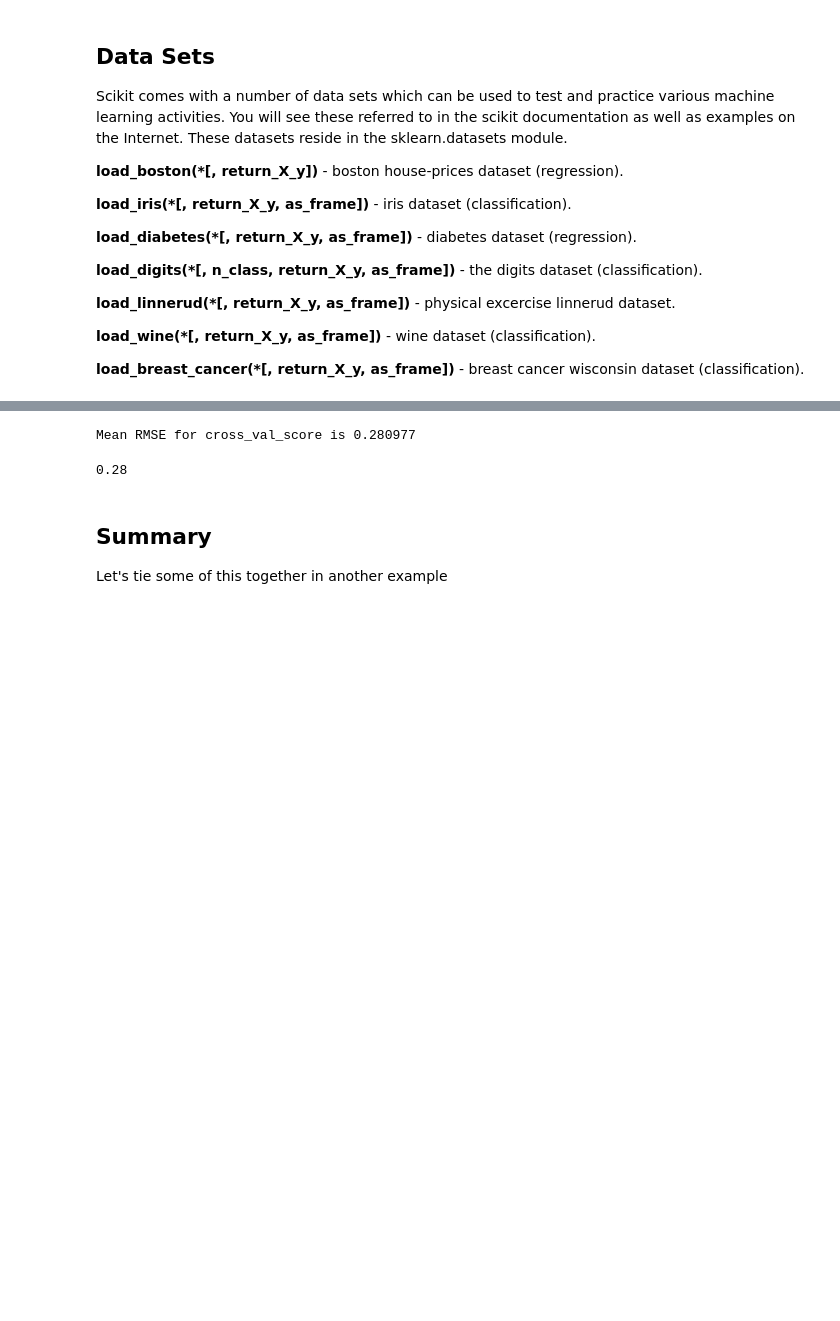
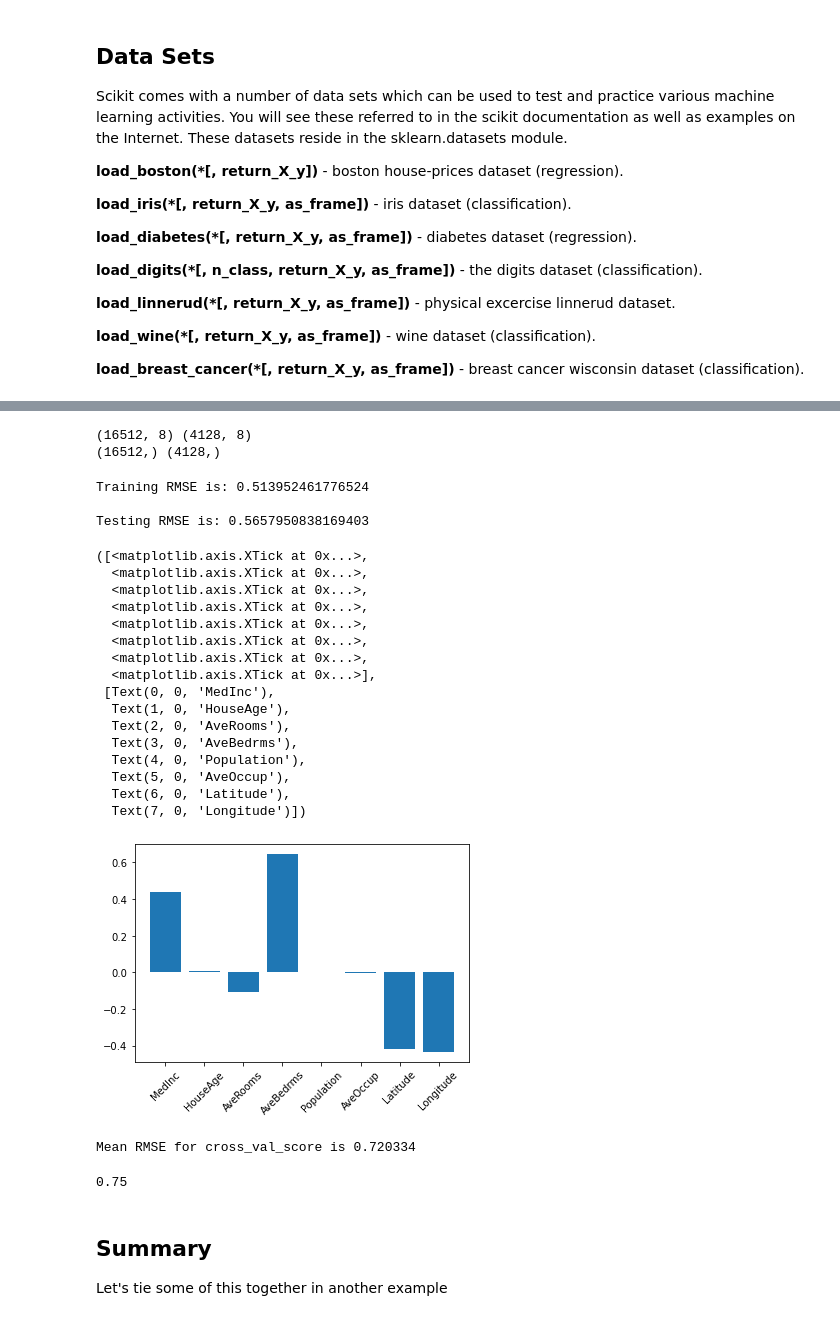
Before and after one commit to steviep42/bios_534, a Jupyter notebook: CH_5_scikitlearn.ipynb, the cells around one changed output, grey strips where cells are left out. Drawn from its saved outputs; the diff is of its cells as text; code cells hidden in the pictures; blank space fills up the shorter version.

```diff
--- a/CH_5_scikitlearn.ipynb
+++ b/CH_5_scikitlearn.ipynb
@@ -1385,7 +1385,7 @@ Scikit comes with a number of data sets which can be used to test and practice v
 
 **load_breast_cancer(*[, return_X_y, as_frame])** - breast cancer wisconsin dataset (classification).
 # %%
-from sklearn.datasets import load_wine
-wine = load_wine()
-print(wine.DESCR)
+from sklearn.datasets import fetch_california_housing
+cfh = fetch_california_housing()
+print(cfh.DESCR)
 # %% [output]
@@ -1409,5 +1409,8 @@ Wine recognition dataset
+# %%
+house_data = pd.DataFrame(cfh.data, columns=cfh.feature_names)
+#house_data['MedHouseVal'] = cfh.target
 # %%
 # Let's predict Median value of owner-occupied homes in $1000's
 
-X = wine.data
-y = wine.target
+X = cfh.data
+y = cfh.target
@@ -1414,12 +1422,61 @@ y = wine.target
+# %%
+print(X_train.shape, X_test.shape)
+print(y_train.shape, y_test.shape)
+# %% [output]
+(16512, 8) (4128, 8)
+(16512,) (4128,)
+# %%
+from sklearn.metrics import mean_squared_error
+lm_model = LinearRegression()
+lm_model = model.fit(X,y)
+
+# Get the training RMSE
+y_train_preds = lm_model.predict(X_train)
+rmse = mean_squared_error(y_train,y_train_preds,squared=True)
+print("Training RMSE is:", rmse,"\n")
+
+# Get the Testing RMSE
+y_test_preds = lm_model.predict(X_test)
+rmse = mean_squared_error(y_test,y_test_preds,squared=True)
+print("Testing RMSE is:", rmse,"\n")
+
+rmse= mean_squared_error(y_test,y_test,squared=True)
+# %% [output]
+Training RMSE is: 0.513952461776524
+
+Testing RMSE is: 0.5657950838169403
+# %%
+importance = model.coef_
+
+plt.bar([x for x in range(len(importance))], importance)
+plt.xticks([x for x in range(len(importance))], house_data.columns.values.tolist(),rotation=45)
+# %% [output]
+([<matplotlib.axis.XTick at 0x...>,
+  <matplotlib.axis.XTick at 0x...>,
+  <matplotlib.axis.XTick at 0x...>,
+  <matplotlib.axis.XTick at 0x...>,
+  <matplotlib.axis.XTick at 0x...>,
+  <matplotlib.axis.XTick at 0x...>,
+  <matplotlib.axis.XTick at 0x...>,
+  <matplotlib.axis.XTick at 0x...>],
+ [Text(0, 0, 'MedInc'),
+  Text(1, 0, 'HouseAge'),
+  Text(2, 0, 'AveRooms'),
+  Text(3, 0, 'AveBedrms'),
+  Text(4, 0, 'Population'),
+  Text(5, 0, 'AveOccup'),
+  Text(6, 0, 'Latitude'),
+  Text(7, 0, 'Longitude')])
+[figure, added]
 # %%
 # Now create training and testing
-X_train, X_test, y_train, y_test = train_test_split(X,
-                                                    y,
-                                                    test_size=0.20)
+#X_train, X_test, y_train, y_test = train_test_split(X,
+#                                                    y,
+#                                                    test_size=0.20)
 
 # Now do some K-fold validation - well try this for both X and X_train
 reg = LinearRegression()
-cross_val_scores = cross_val_score(reg,
+cross_val_scores = cross_val_score(lm_model,
                                    X_train,
                                    y_train,
                                    scoring='neg_mean_squared_error',
@@ -1427,12 +1484,12 @@ cross_val_scores = cross_val_score(reg,
                                    n_jobs=-1)
 print("Mean RMSE for cross_val_score is %f " % sqrt(mean(absolute(cross_val_scores))))
 # %% [output]
-Mean RMSE for cross_val_score is 0.280977
+Mean RMSE for cross_val_score is 0.720334
 # %%
 test_preds = reg.fit(X_train,y_train).predict(X_test)
 round(mean_squared_error(y_test,test_preds)**0.5,2)
 # %% [output]
-0.28
+0.75
 # %% [markdown]
 ## Summary
 
```
Also changed, not shown: parts of 16 cells of this notebook.
